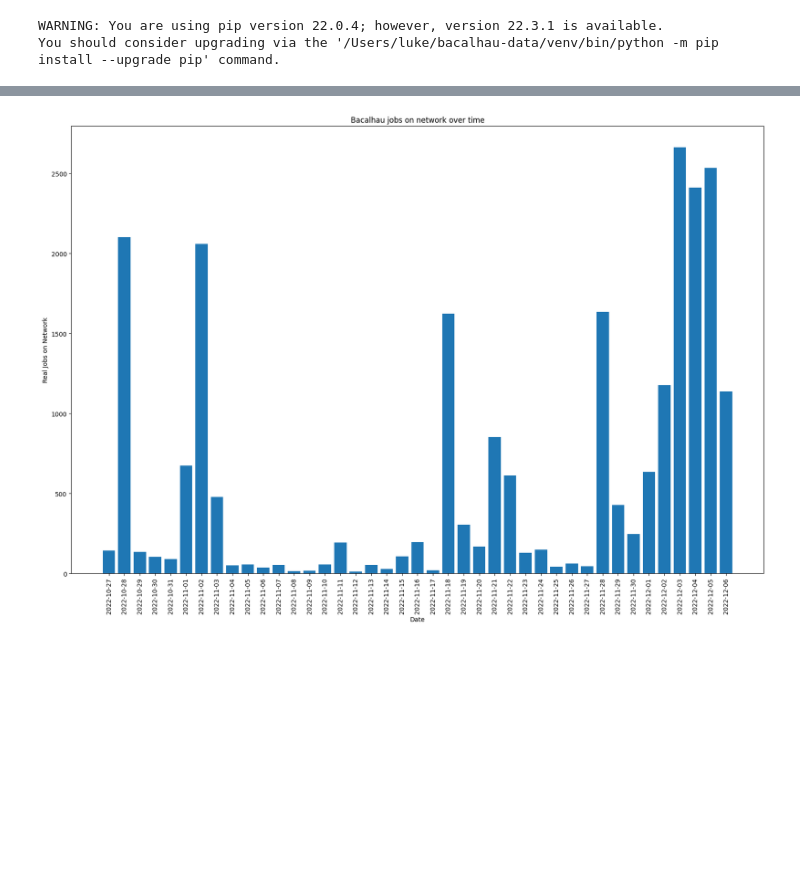
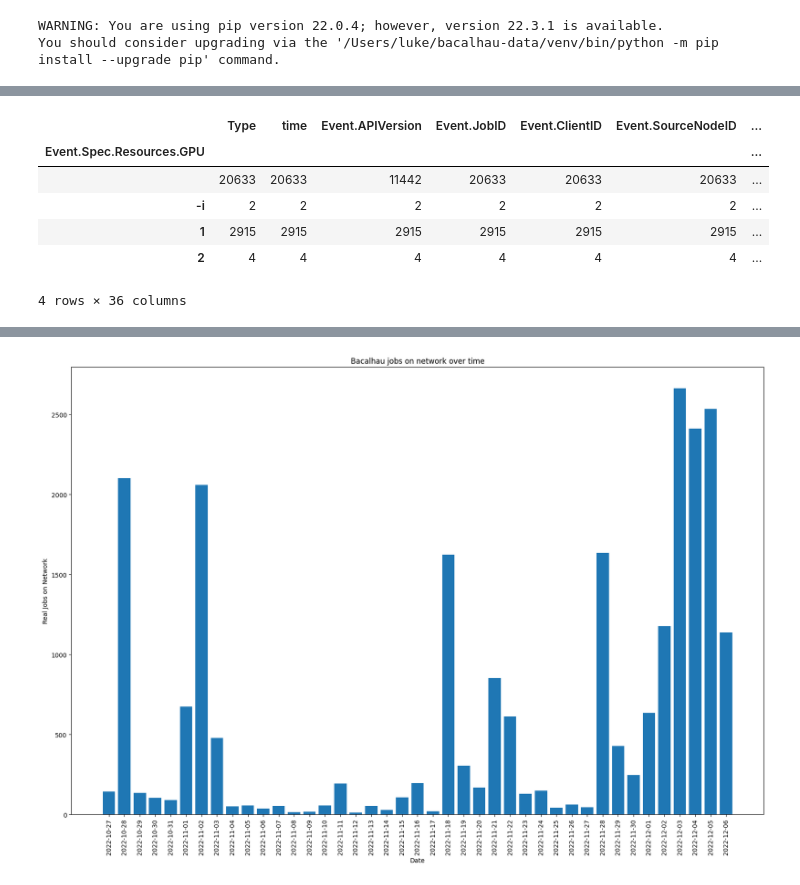
Before and after one commit to lukemarsden/bacalhau-analysis-thinger, a Jupyter notebook: analysis.ipynb, the cells around one changed output, grey strips where cells are left out. Drawn from its saved outputs; the diff is of its cells as text; code cells hidden in the pictures; blank space fills up the shorter version.

```diff
--- a/analysis.ipynb
+++ b/analysis.ipynb
@@ -70,0 +124,10 @@ plt.rcParams["figure.figsize"] = (20,13)
+# %%
+df.groupby("Event.Spec.Resources.GPU").count()
+# %% [output]
+|  | Type | time | Event.APIVersion | Event.JobID | Event.ClientID | Event.SourceNodeID | ... |
+| Event.Spec.Resources.GPU |  |  |  |  |  |  | ... |
+|  | 20633 | 20633 | 11442 | 20633 | 20633 | 20633 | ... |
+| -i | 2 | 2 | 2 | 2 | 2 | 2 | ... |
+| 1 | 2915 | 2915 | 2915 | 2915 | 2915 | 2915 | ... |
+| 2 | 4 | 4 | 4 | 4 | 4 | 4 | ... |
+4 rows × 36 columns
```
Also changed, not shown: parts of 18 cells of this notebook.
